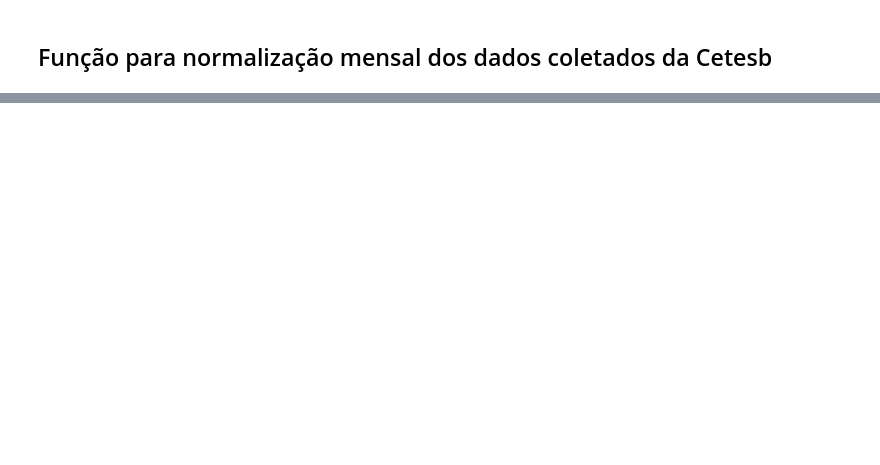
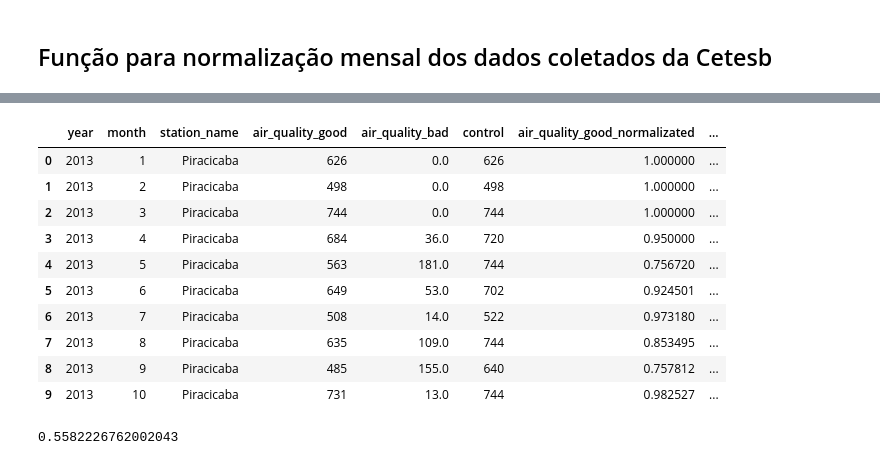
Before and after one commit to BrunoASNascimento/Estudo-da-correlacao-da-poluicao-atmosfericas-com-os-gastos-no-SUS, a Jupyter notebook: analysis.ipynb, the cells around one changed output, grey strips where cells are left out. Cells and saved outputs as stored; diff of their text form; code cells hidden in the pictures; blank space fills up the shorter version.

```diff
--- a/analysis.ipynb
+++ b/analysis.ipynb
@@ -237,0 +262,6 @@ result.sort_values(by='air_quality_bad_normalizated',ascending=False).head(5)
+# %%
+try:
+    df_hospitalizations = read_data_sus('data/sus/internacoes.csv')
+except:
+    df_hospitalizations = read_data_sus('https://raw.githubusercontent.com/BrunoASNascimento/estudo-da-correlacao-da-poluicao-atmosfericas-com-os-gastos-no-sus/main/data/sus/internacoes.csv')
+df_hospitalizations.head()
@@ -237,0 +276,19 @@ result.sort_values(by='air_quality_bad_normalizated',ascending=False).head(5)
+# %%
+to_month_num = {
+    'Jan':'01',
+    'Fev':'02',
+    'Mar':'03',
+    'Abr':'04',
+    'Mai':'05',
+    'Jun':'06',
+    'Jul':'07',
+    'Ago':'08',
+    'Set':'09',
+    'Out':'10',
+    'Nov':'11',
+    'Dez':'12'
+}
+
+rename_date={}
+for old_date in df_hospitalizations.columns[1:len(df_hospitalizations.columns)-1]:
+    rename_date.update({old_date : old_date[:5]+to_month_num[old_date[5:]]})
@@ -237,0 +383,20 @@ result.sort_values(by='air_quality_bad_normalizated',ascending=False).head(5)
+# %%
+df_air_with_hospitalizations =result.merge(df_hospitalizations_analysis[(df_hospitalizations_analysis['year_month']>='2013')&(df_hospitalizations_analysis['year_month'].isin(result['year_month'].values[:-5]))],on='year_month').sort_values(by='year_month',ascending=True)
+df_air_with_hospitalizations.head(10)
+# %% [output]
+|  | year | month | station_name | air_quality_good | air_quality_bad | control | air_quality_good_normalizated | ... |
+| 0 | 2013 | 1 | Piracicaba | 626 | 0.0 | 626 | 1.000000 | ... |
+| 1 | 2013 | 2 | Piracicaba | 498 | 0.0 | 498 | 1.000000 | ... |
+| 2 | 2013 | 3 | Piracicaba | 744 | 0.0 | 744 | 1.000000 | ... |
+| 3 | 2013 | 4 | Piracicaba | 684 | 36.0 | 720 | 0.950000 | ... |
+| 4 | 2013 | 5 | Piracicaba | 563 | 181.0 | 744 | 0.756720 | ... |
+| 5 | 2013 | 6 | Piracicaba | 649 | 53.0 | 702 | 0.924501 | ... |
+| 6 | 2013 | 7 | Piracicaba | 508 | 14.0 | 522 | 0.973180 | ... |
+| 7 | 2013 | 8 | Piracicaba | 635 | 109.0 | 744 | 0.853495 | ... |
+| 8 | 2013 | 9 | Piracicaba | 485 | 155.0 | 640 | 0.757812 | ... |
+| 9 | 2013 | 10 | Piracicaba | 731 | 13.0 | 744 | 0.982527 | ... |
+# %%
+index_hospitalizations_mean = df_air_with_hospitalizations[f'{county}_norm'].mean()
+index_hospitalizations_mean
+# %% [output]
+0.5582226762002043
```
Also changed, not shown: parts of 16 cells of this notebook.
